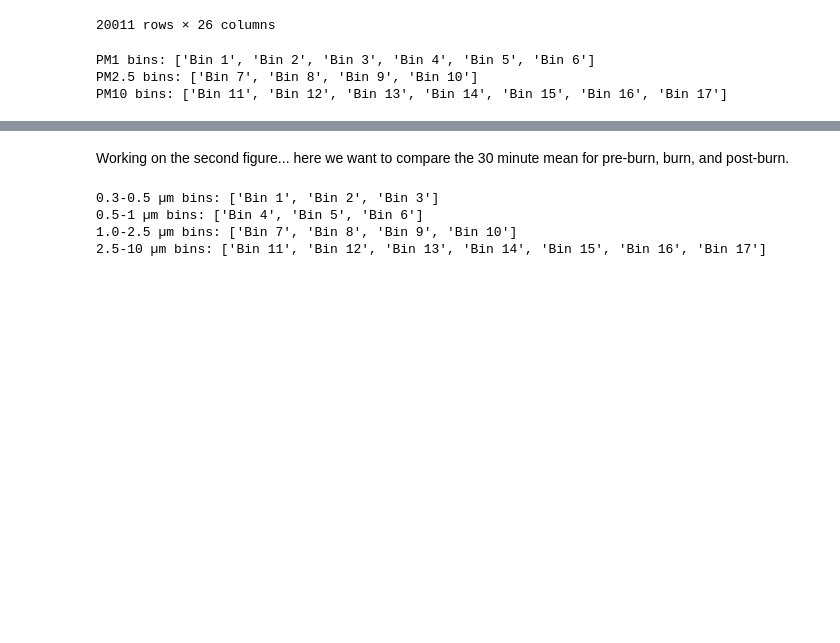
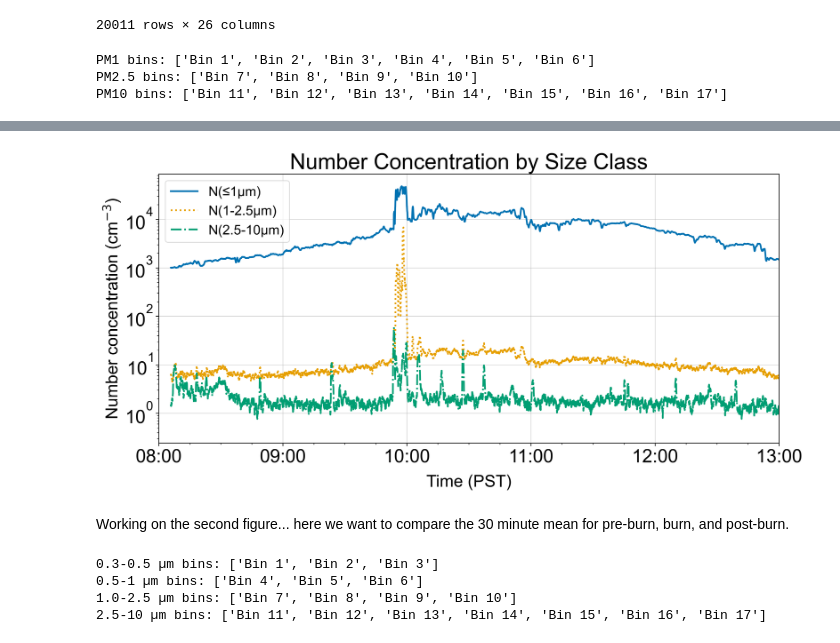
Before and after one commit to marositesUSC/yst_aerosols, a Jupyter notebook: notebooks/EGU_figures.ipynb, the cells around one changed output, grey strips where cells are left out. Saved outputs shown, nothing was run; the diff lists cells and outputs as text; code cells hidden in the pictures; blank space fills up the shorter version.

```diff
--- a/notebooks/EGU_figures.ipynb
+++ b/notebooks/EGU_figures.ipynb
@@ -306,3 +323,66 @@ plt.show()
+# %%
+# I want another version of this plot with more vertical lines for other events that happened during the experiment.
+
+
+plt.figure(figsize=(12, 6))
+
+plt.plot(ops_df.index, ops_df['PM1_smooth'], label='N(≤1µm)', color='#0072B2',linestyle='-', linewidth=2)  #'#0072B2'#4C78A8)
+plt.plot(ops_df.index, ops_df['PM25_smooth'], label='N(1-2.5µm)', color='#E69F00',linestyle=':', linewidth=2)
+plt.plot(ops_df.index, ops_df['PM10_smooth'], label='N(2.5-10µm)', color='#009E73',linestyle='-.', linewidth=2)
+
+plt.title('Number Concentration by Size Class')
+plt.xlabel('Time (PST)', labelpad=10)
+plt.ylabel('Number concentration (cm$^{-3}$)')
+
+# format x-axis
+time_formatter = mdates.DateFormatter("%H:%M")
+plt.gca().xaxis.set_major_formatter(time_formatter)
+plt.gca().xaxis.set_minor_locator(mdates.MinuteLocator(byminute=[0, 15, 30, 45]))
+# plt.xticks(rotation=45)
+plt.xlim(pd.Timestamp('2025-06-10 08:00:00'), pd.Timestamp('2025-06-10 13:00:00'))
+ax = plt.gca()
+
+plt.legend(framealpha=0.7, loc='upper left')
+
+# plt.axvline(x=ignition, color='darkred', linestyle='--', linewidth=1.5, zorder=10)
+# plt.axvline(x=burn_complete, color='darkred', linestyle='--', linewidth=1.5, zorder=1)
+
+# # plt.axvspan(xmin=site1_fullsmoke, xmax=site1_airclear, color='darkred', alpha=0.2, zorder=1)
+# plt.axvline(x=site1_fullsmoke, color='darkred', linestyle='--', linewidth=1.5, zorder=1)
+
+# ax.text(
+#     ignition- pd.Timedelta(minutes=4), -0.001, 'Ignition',
+#     backgroundcolor='white', #rotation=45,
+#     transform=ax.get_xaxis_transform(),
+#     va='top', ha='center',
+#     color='darkred', clip_on=False
+# )
+
+# ax.text(
+#     burn_complete, 0.02, 'Burn\ncomplete',
+#     transform=ax.get_xaxis_transform(),
+#     backgroundcolor='white', alpha=0.7, #rotation=45,
+#     va='top', ha='center',
+#     color='darkred', clip_on=False
+# )
+
+# ax.text(
+#     site1_fullsmoke, 0.05, 'Full smoke',
+#     transform=ax.get_xaxis_transform(),
+#     bbox=dict(facecolor="white", edgecolor="none", alpha=0.5, boxstyle="round,pad=0.4"),
+#     # backgroundcolor='white', #rotation=45,
+#     va='top', ha='center',
+#     color='darkred', clip_on=False
+# )
+
+
+
+plt.yscale('log')
+# plt.tight_layout()
+
+plt.show()
+# %% [output]
+[figure, added]
 # %% [markdown]
 Working on the second figure...
 here we want to compare the 30 minute mean for pre-burn, burn, and post-burn.
```
Also changed, not shown: parts of 7 cells of this notebook, 4 other files.
